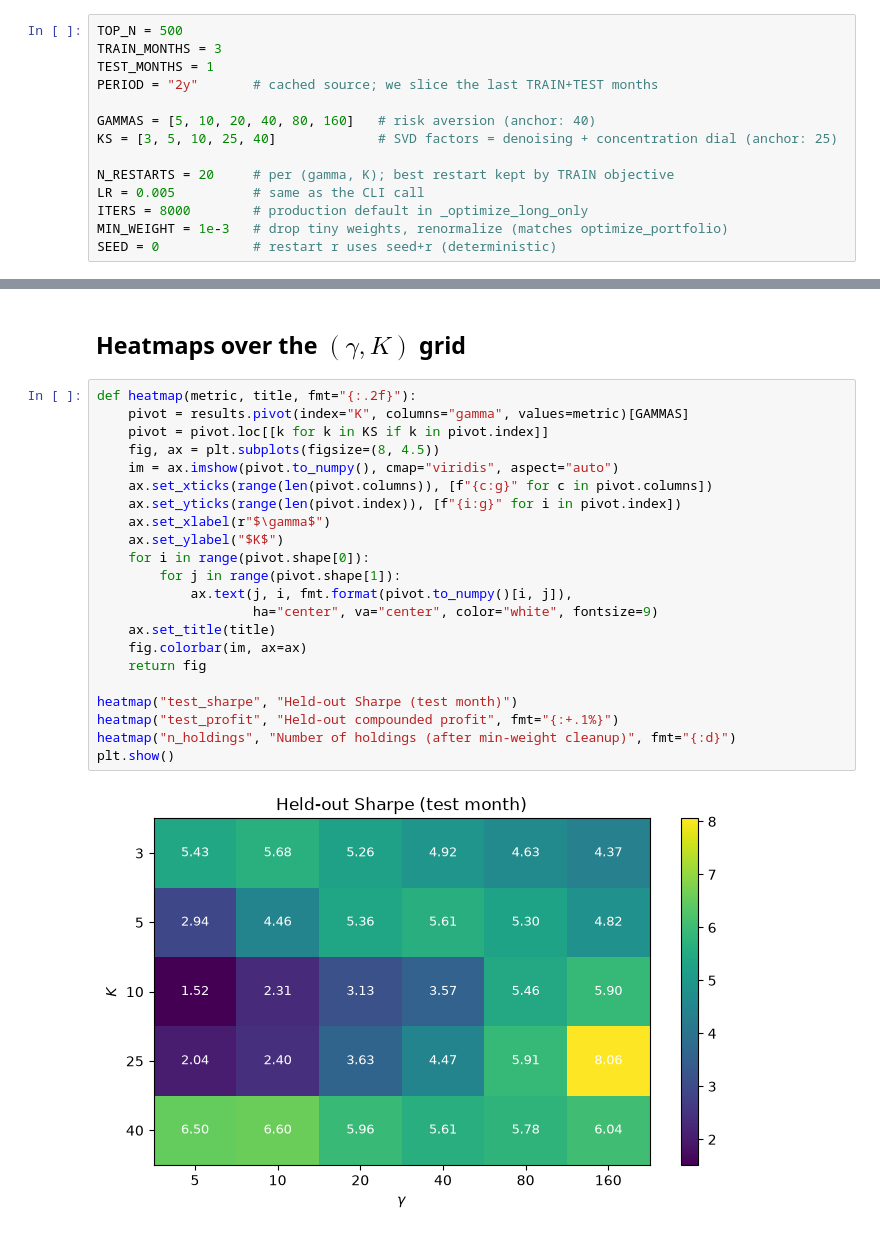
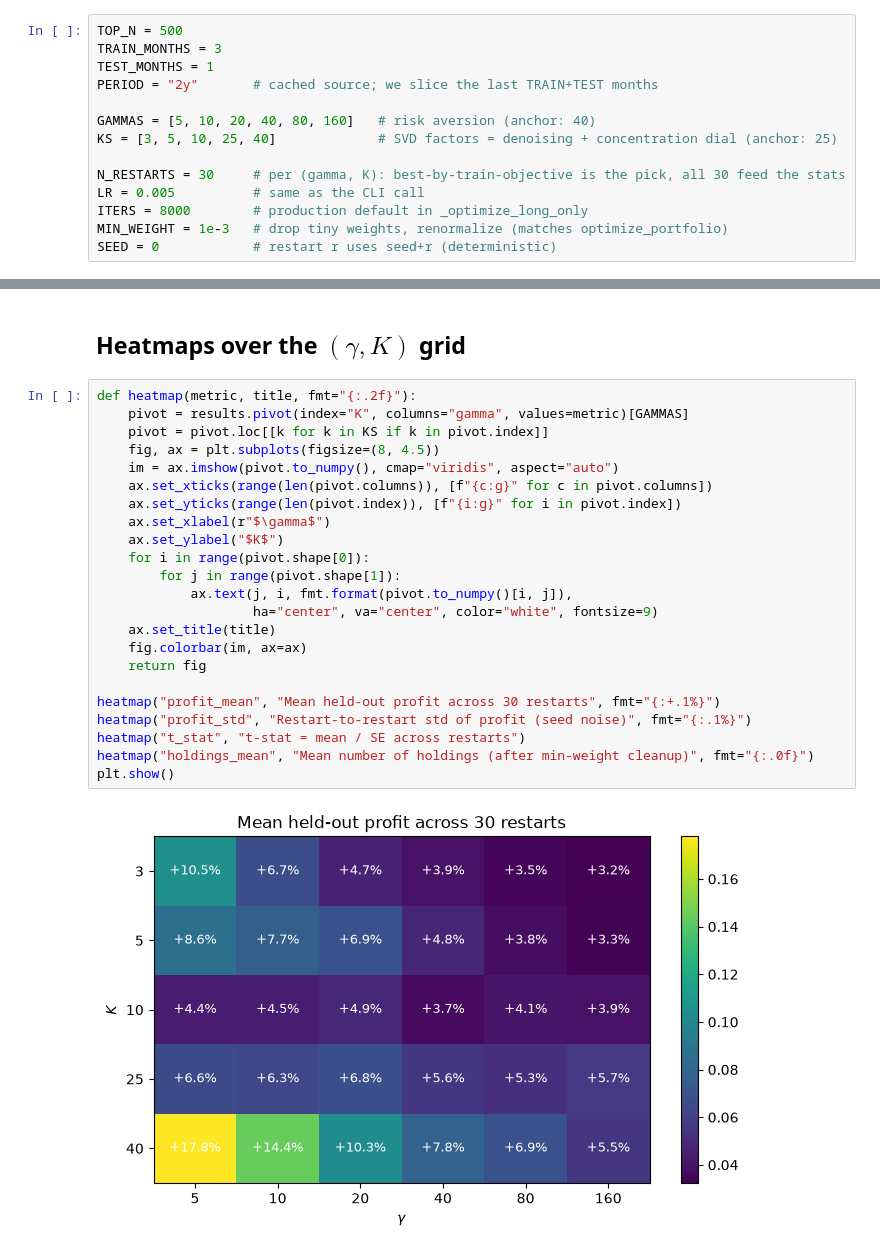
Before and after one commit to luisdiaz1997/stonks, a Jupyter notebook: notebooks/portfolio_hyperparam_sweep.ipynb, the cells around one changed output, grey strips where cells are left out. Drawn from its saved outputs; the diff is of its cells as text.

```diff
--- a/notebooks/portfolio_hyperparam_sweep.ipynb
+++ b/notebooks/portfolio_hyperparam_sweep.ipynb
@@ -41,7 +48,7 @@ PERIOD = "2y"       # cached source; we slice the last TRAIN+TEST months
 GAMMAS = [5, 10, 20, 40, 80, 160]   # risk aversion (anchor: 40)
 KS = [3, 5, 10, 25, 40]             # SVD factors = denoising + concentration dial (anchor: 25)
 
-N_RESTARTS = 20     # per (gamma, K); best restart kept by TRAIN objective
+N_RESTARTS = 30     # per (gamma, K): best-by-train-objective is the pick, all 30 feed the stats
 LR = 0.005          # same as the CLI call
 ITERS = 8000        # production default in _optimize_long_only
 MIN_WEIGHT = 1e-3   # drop tiny weights, renormalize (matches optimize_portfolio)
@@ -178,24 +225,25 @@ production rerun: stonks portfolio --top-n 500 --months 3 --gamma 160 -k 25 --n-
 # %%
 def heatmap(metric, title, fmt="{:.2f}"):
     pivot = results.pivot(index="K", columns="gamma", values=metric)[GAMMAS]
     pivot = pivot.loc[[k for k in KS if k in pivot.index]]
     fig, ax = plt.subplots(figsize=(8, 4.5))
     im = ax.imshow(pivot.to_numpy(), cmap="viridis", aspect="auto")
     ax.set_xticks(range(len(pivot.columns)), [f"{c:g}" for c in pivot.columns])
     ax.set_yticks(range(len(pivot.index)), [f"{i:g}" for i in pivot.index])
     ax.set_xlabel(r"$\gamma$")
     ax.set_ylabel("$K$")
     for i in range(pivot.shape[0]):
         for j in range(pivot.shape[1]):
             ax.text(j, i, fmt.format(pivot.to_numpy()[i, j]),
                     ha="center", va="center", color="white", fontsize=9)
     ax.set_title(title)
     fig.colorbar(im, ax=ax)
     return fig
 
-heatmap("test_sharpe", "Held-out Sharpe (test month)")
-heatmap("test_profit", "Held-out compounded profit", fmt="{:+.1%}")
-heatmap("n_holdings", "Number of holdings (after min-weight cleanup)", fmt="{:d}")
+heatmap("profit_mean", "Mean held-out profit across 30 restarts", fmt="{:+.1%}")
+heatmap("profit_std", "Restart-to-restart std of profit (seed noise)", fmt="{:.1%}")
+heatmap("t_stat", "t-stat = mean / SE across restarts")
+heatmap("holdings_mean", "Mean number of holdings (after min-weight cleanup)", fmt="{:.0f}")
 plt.show()
 # %% [output]
-[figure, old version]
+[figure, new version]
```
Also changed, not shown: parts of 10 cells of this notebook.
